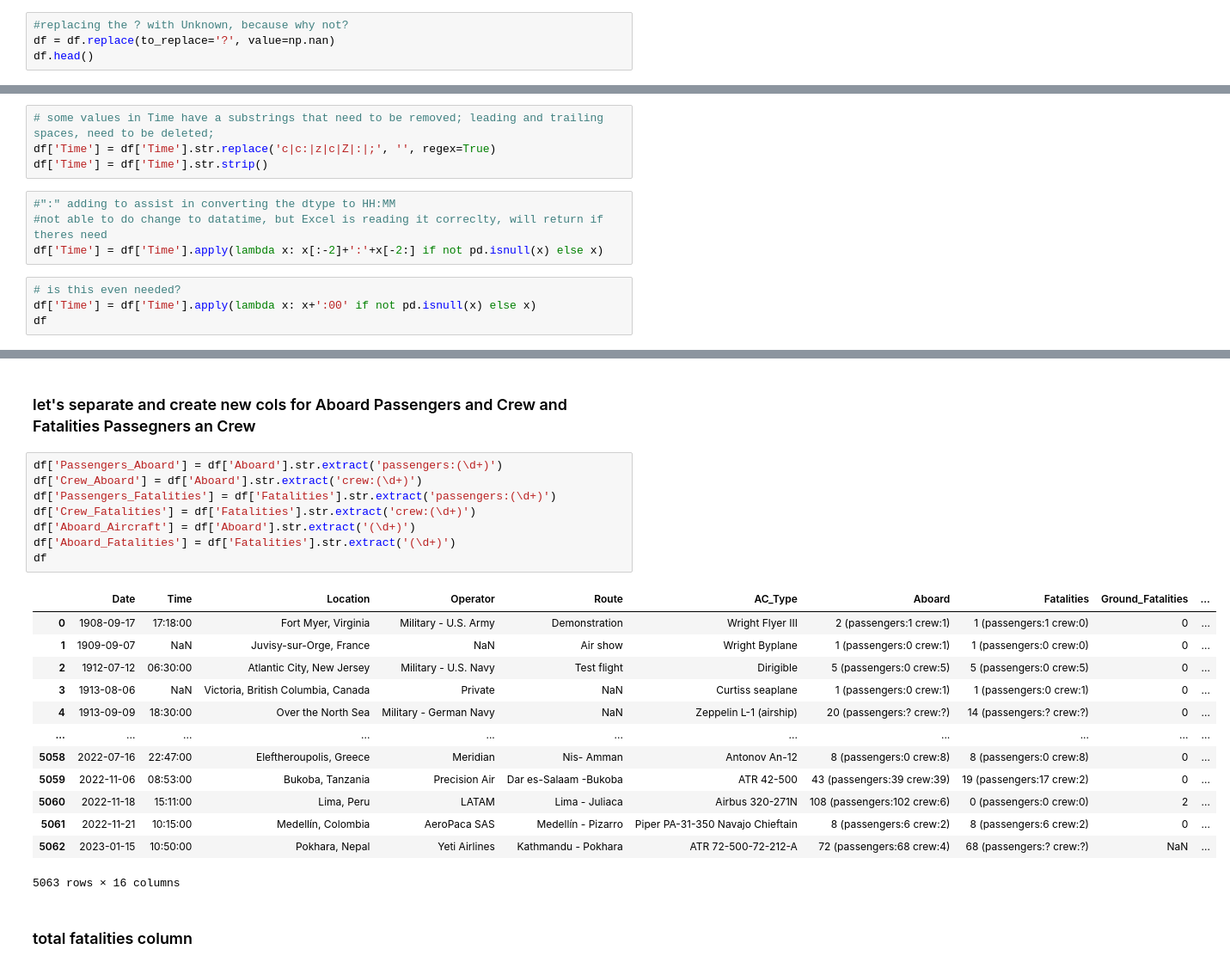
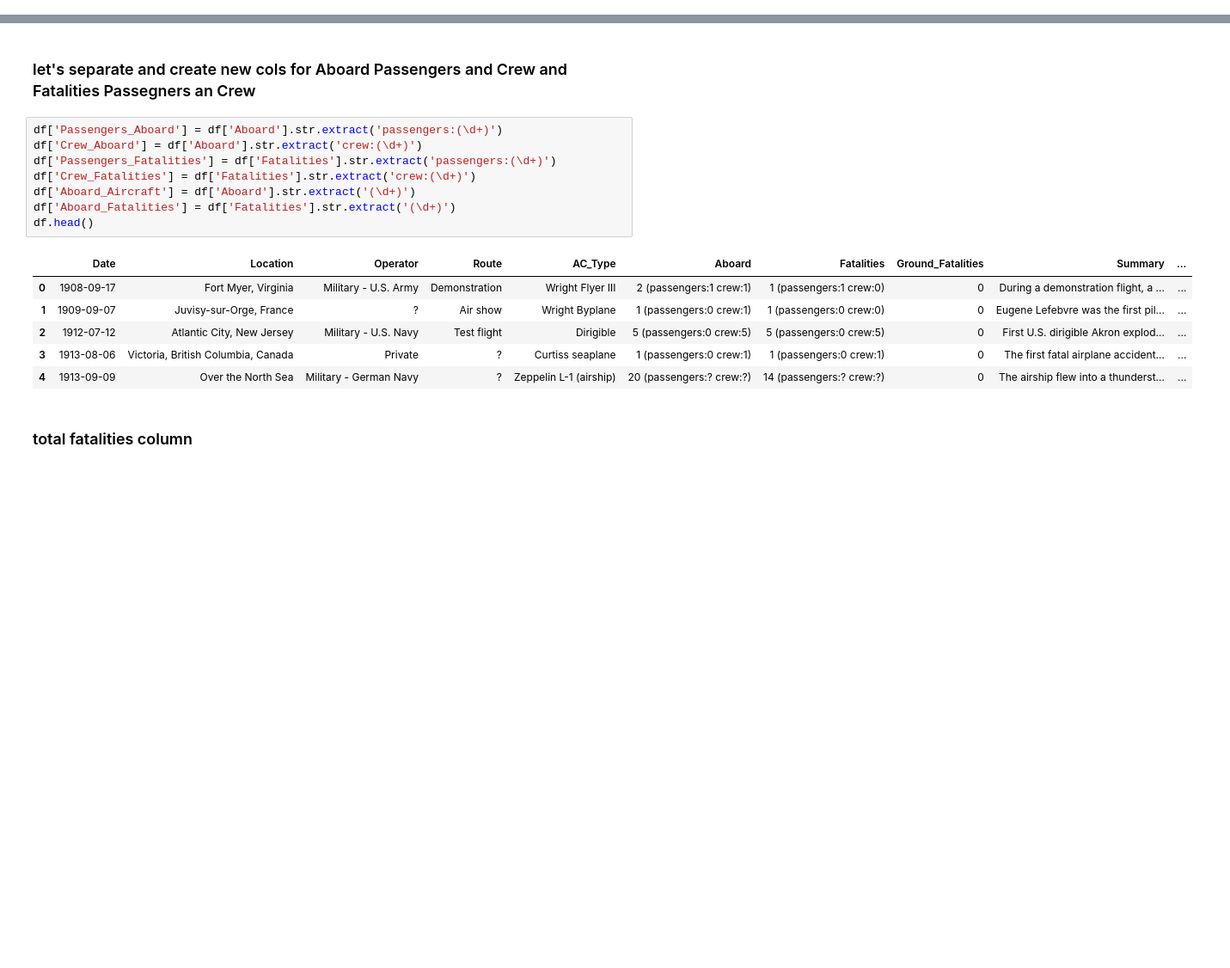
Before and after one commit to marxio09dio/Airplanes-Crashes-Study, a Jupyter notebook: data_cleaning.ipynb, the cells around one changed output, grey strips where cells are left out. Shown at 86% size. Cells and saved outputs as stored; diff of their text form; blank space fills up the shorter version.

```diff
--- a/data_cleaning.ipynb
+++ b/data_cleaning.ipynb
@@ -66,7 +54,3 @@ Fatalities           0.0
 Ground_Fatalities    0.0
 Summary              0.0
 dtype: float64
-# %%
-#replacing the ? with Unknown, because why not?
-df = df.replace(to_replace='?', value=np.nan)
-df.head()
@@ -116,15 +91,3 @@ Fatalities                   object
 Ground_Fatalities            object
 Summary                      object
 dtype: object
-# %%
-# some values in Time have a substrings that need to be removed; leading and trailing spaces, need to be deleted;
-df['Time'] = df['Time'].str.replace('c|c:|z|c|Z|:|;', '', regex=True)
-df['Time'] = df['Time'].str.strip()
-# %%
-#":" adding to assist in converting the dtype to HH:MM
-#not able to do change to datatime, but Excel is reading it correclty, will return if theres need
-df['Time'] = df['Time'].apply(lambda x: x[:-2]+':'+x[-2:] if not pd.isnull(x) else x)
-# %%
-# is this even needed?
-df['Time'] = df['Time'].apply(lambda x: x+':00' if not pd.isnull(x) else x)
-df
@@ -147,25 +96,18 @@ df
 # %%
 df['Passengers_Aboard'] = df['Aboard'].str.extract('passengers:(\d+)')
 df['Crew_Aboard'] = df['Aboard'].str.extract('crew:(\d+)')
 df['Passengers_Fatalities'] = df['Fatalities'].str.extract('passengers:(\d+)')
 df['Crew_Fatalities'] = df['Fatalities'].str.extract('crew:(\d+)')
 df['Aboard_Aircraft'] = df['Aboard'].str.extract('(\d+)')
 df['Aboard_Fatalities'] = df['Fatalities'].str.extract('(\d+)')
-df
+df.head()
 # %% [output]
-|  | Date | Time | Location | Operator | Route | AC_Type | Aboard | Fatalities | Ground_Fatalities | ... |
-| 0 | 1908-09-17 | 17:18:00 | Fort Myer, Virginia | Military - U.S. Army | Demonstration | Wright Flyer III | 2 (passengers:1 crew:1) | 1 (passengers:1 crew:0) | 0 | ... |
-| 1 | 1909-09-07 | NaN | Juvisy-sur-Orge, France | NaN | Air show | Wright Byplane | 1 (passengers:0 crew:1) | 1 (passengers:0 crew:0) | 0 | ... |
-| 2 | 1912-07-12 | 06:30:00 | Atlantic City, New Jersey | Military - U.S. Navy | Test flight | Dirigible | 5 (passengers:0 crew:5) | 5 (passengers:0 crew:5) | 0 | ... |
-| 3 | 1913-08-06 | NaN | Victoria, British Columbia, Canada | Private | NaN | Curtiss seaplane | 1 (passengers:0 crew:1) | 1 (passengers:0 crew:1) | 0 | ... |
-| 4 | 1913-09-09 | 18:30:00 | Over the North Sea | Military - German Navy | NaN | Zeppelin L-1 (airship) | 20 (passengers:? crew:?) | 14 (passengers:? crew:?) | 0 | ... |
-| ... | ... | ... | ... | ... | ... | ... | ... | ... | ... | ... |
-| 5058 | 2022-07-16 | 22:47:00 | Eleftheroupolis, Greece | Meridian | Nis- Amman | Antonov An-12 | 8 (passengers:0 crew:8) | 8 (passengers:0 crew:8) | 0 | ... |
-| 5059 | 2022-11-06 | 08:53:00 | Bukoba, Tanzania | Precision Air | Dar es-Salaam -Bukoba | ATR 42-500 | 43 (passengers:39 crew:39) | 19 (passengers:17 crew:2) | 0 | ... |
-| 5060 | 2022-11-18 | 15:11:00 | Lima, Peru | LATAM | Lima - Juliaca | Airbus 320-271N | 108 (passengers:102 crew:6) | 0 (passengers:0 crew:0) | 2 | ... |
-| 5061 | 2022-11-21 | 10:15:00 | Medellín, Colombia | AeroPaca SAS | Medellín - Pizarro | Piper PA-31-350 Navajo Chieftain | 8 (passengers:6 crew:2) | 8 (passengers:6 crew:2) | 0 | ... |
-| 5062 | 2023-01-15 | 10:50:00 | Pokhara, Nepal | Yeti Airlines | Kathmandu - Pokhara | ATR 72-500-72-212-A | 72 (passengers:68 crew:4) | 68 (passengers:? crew:?) | NaN | ... |
+|  | Date | Location | Operator | Route | AC_Type | Aboard | Fatalities | Ground_Fatalities | Summary | ... |
+| 0 | 1908-09-17 | Fort Myer, Virginia | Military - U.S. Army | Demonstration | Wright Flyer III | 2 (passengers:1 crew:1) | 1 (passengers:1 crew:0) | 0 | During a demonstration flight, a ... | ... |
+| 1 | 1909-09-07 | Juvisy-sur-Orge, France | ? | Air show | Wright Byplane | 1 (passengers:0 crew:1) | 1 (passengers:0 crew:0) | 0 | Eugene Lefebvre was the first pil... | ... |
+| 2 | 1912-07-12 | Atlantic City, New Jersey | Military - U.S. Navy | Test flight | Dirigible | 5 (passengers:0 crew:5) | 5 (passengers:0 crew:5) | 0 | First U.S. dirigible Akron explod... | ... |
+| 3 | 1913-08-06 | Victoria, British Columbia, Canada | Private | ? | Curtiss seaplane | 1 (passengers:0 crew:1) | 1 (passengers:0 crew:1) | 0 | The first fatal airplane accident... | ... |
+| 4 | 1913-09-09 | Over the North Sea | Military - German Navy | ? | Zeppelin L-1 (airship) | 20 (passengers:? crew:?) | 14 (passengers:? crew:?) | 0 | The airship flew into a thunderst... | ... |
-5063 rows × 16 columns
 # %% [markdown]
 ### total fatalities column
 # %%
```
Also changed, not shown: parts of 22 cells of this notebook, 3 other files.
